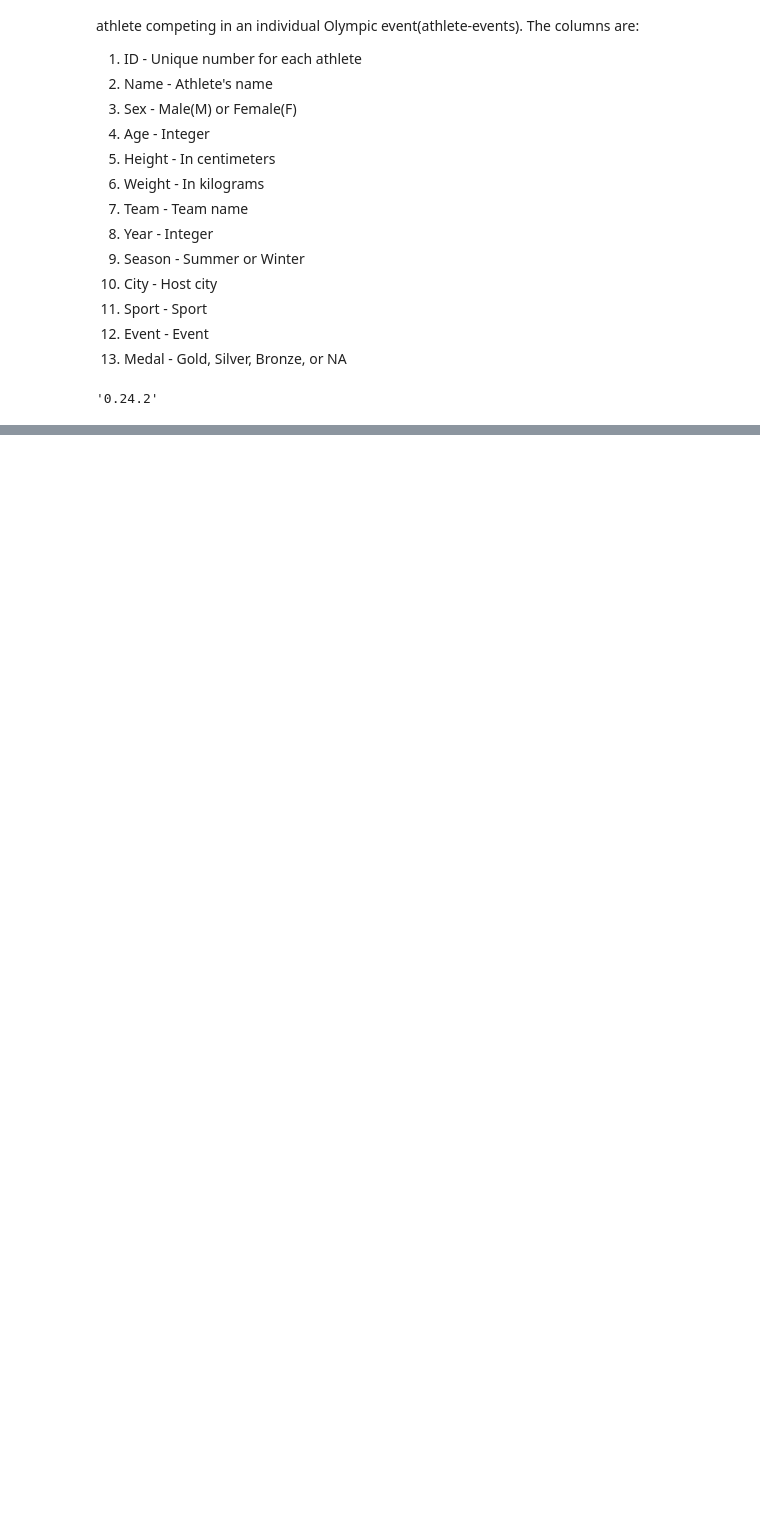
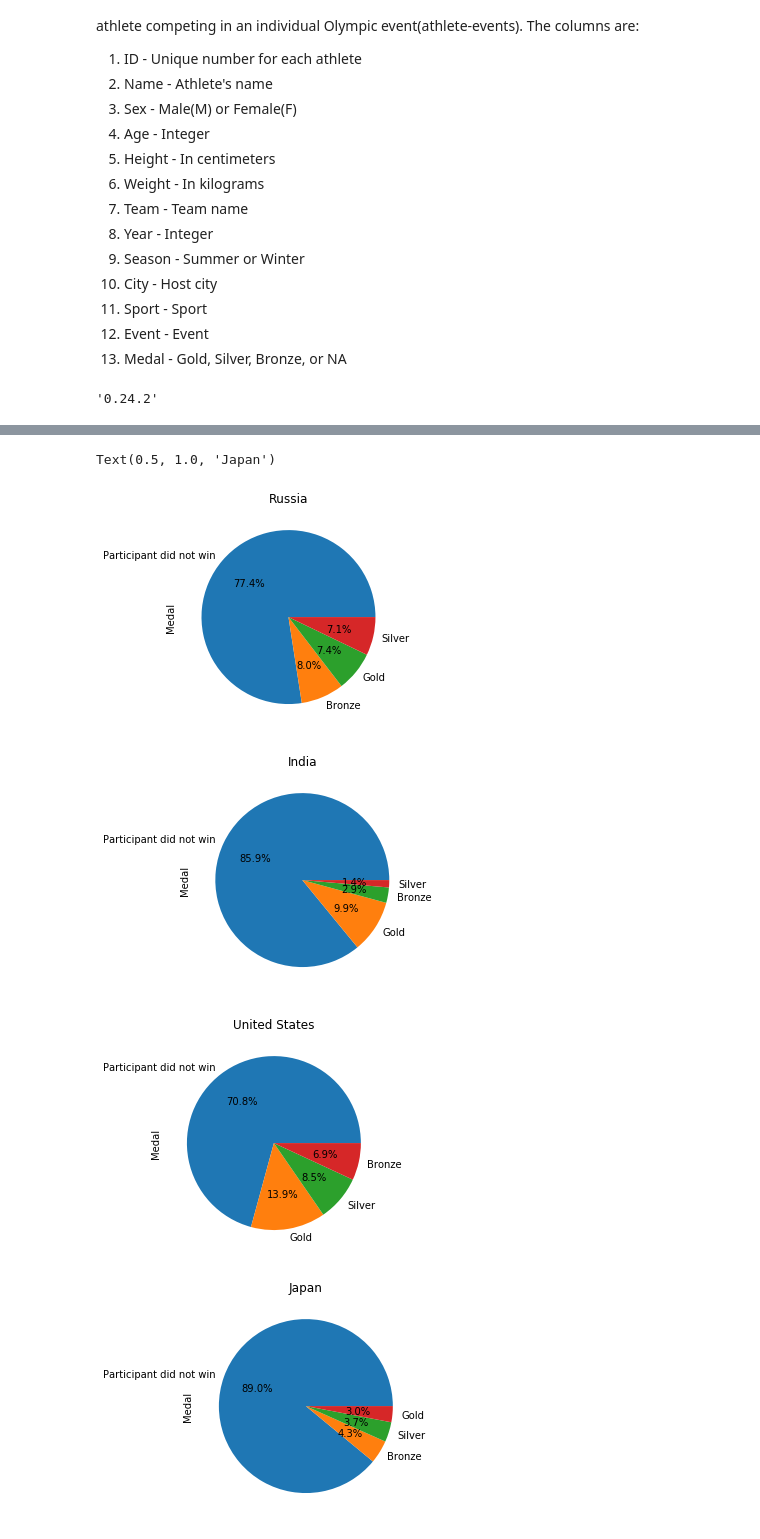
Before and after one commit to Shivam0311Pandey/DAV, a Jupyter notebook: dataset.ipynb, the cells around one changed output, grey strips where cells are left out. Cells and saved outputs as stored; diff of their text form; code cells hidden in the pictures; blank space fills up the shorter version.

```diff
--- a/dataset.ipynb
+++ b/dataset.ipynb
@@ -216,0 +569,32 @@ NameError: name 'df' is not defined
+# %%
+a = df.loc[(df['Team']=='Russia')]
+a_data = a['Medal']
+b = df.loc[(df['Team']=='India')]
+b_data = b['Medal']
+c = df.loc[(df['Team']=='United States')]
+c_data = c['Medal']
+d = df.loc[(df['Team']=='Japan')]
+d_data = d['Medal']
+# %%
+plt.figure(0)
+pie1 = a_data.value_counts()
+pie1.plot.pie(autopct='%1.1f%%')
+plt.title("Russia")
+plt.figure(1)
+pie2 = b_data.value_counts()
+pie2.plot.pie(autopct='%1.1f%%')
+plt.title("India")
+plt.figure(2)
+pie3 = c_data.value_counts()
+pie3.plot.pie(autopct='%1.1f%%')
+plt.title("United States")
+plt.figure(3)
+pie4 = d_data.value_counts()
+pie4.plot.pie(autopct='%1.1f%%')
+plt.title("Japan")
+# %% [output]
+Text(0.5, 1.0, 'Japan')
+[figure, added]
+[figure, added]
+[figure, added]
+[figure, added]
```
Also changed, not shown: parts of 38 cells of this notebook, 1 other file.
